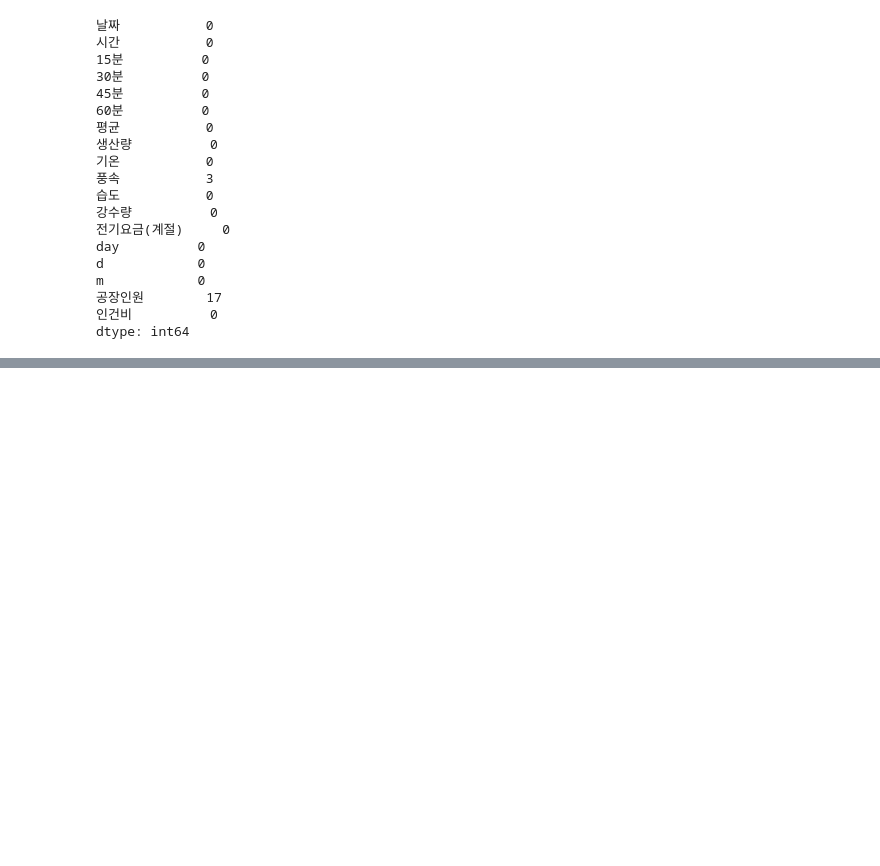
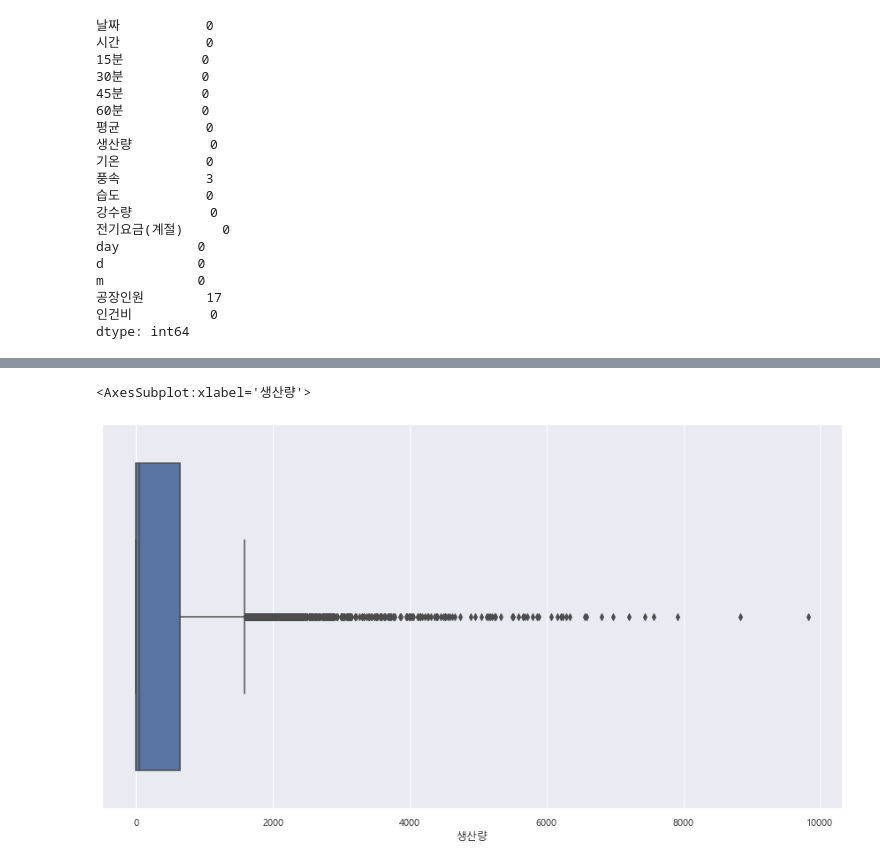
Before and after one commit to bigdataleeky/python, a Jupyter notebook: 20220512/20220512_자원최적화AI.ipynb, the cells around one changed output, grey strips where cells are left out. Drawn from its saved outputs; the diff is of its cells as text; code cells hidden in the pictures; blank space fills up the shorter version.

```diff
--- a/20220512/20220512_자원최적화AI.ipynb
+++ b/20220512/20220512_자원최적화AI.ipynb
@@ -148,3 +148,6 @@ m            0
 공장인원        17
 인건비          0
 dtype: int64
+# %%
+df.fillna(0, inplace=True)
+df.isnull().sum()
@@ -150,0 +187,8 @@ dtype: int64
+# %%
+# cols = df.columns[6:12]
+# [i for i in cols]
+# df.boxplot(column=['생산량'])
+sns.boxplot(df['생산량'])
+# %% [output]
+<AxesSubplot:xlabel='생산량'>
+[figure, added]
```
Also changed, not shown: parts of 13 cells of this notebook.
